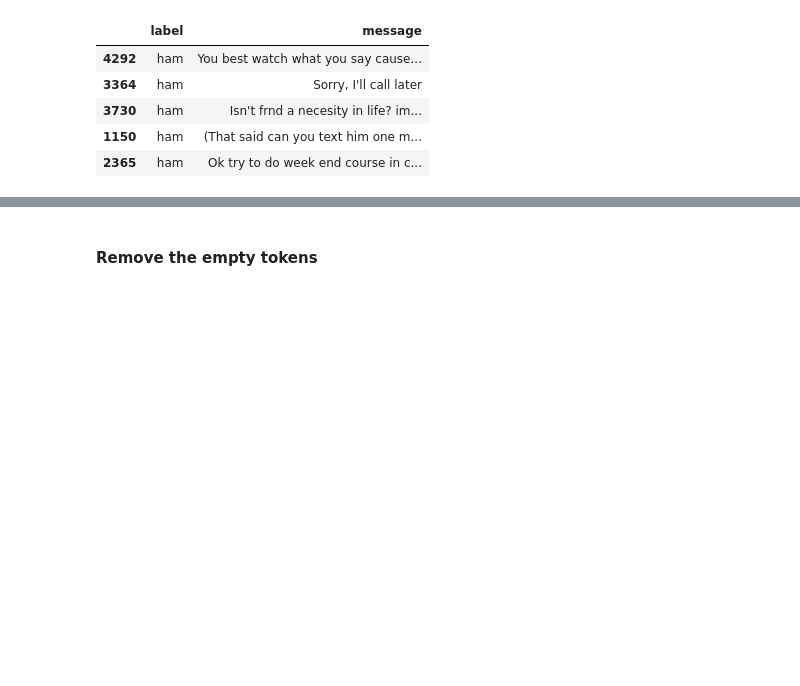
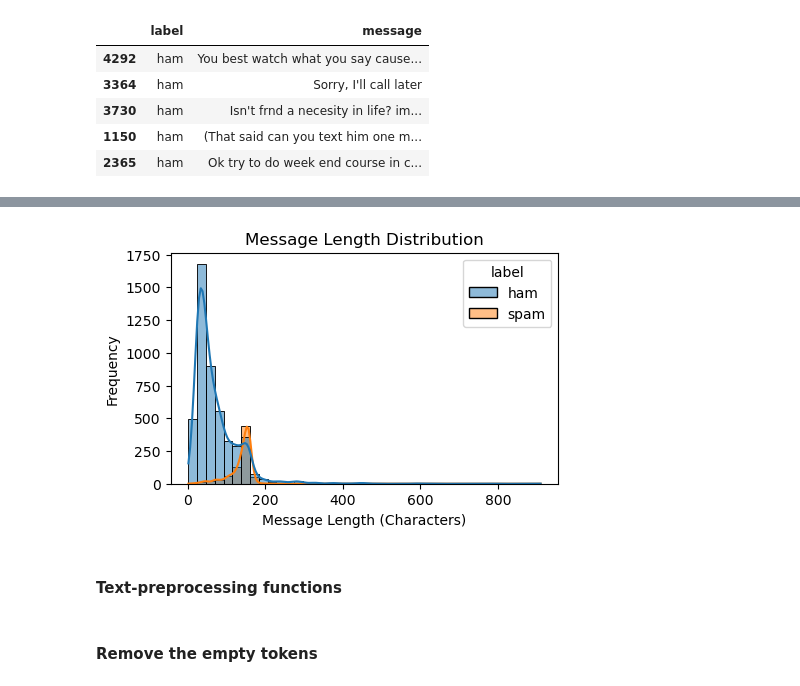
Before and after one commit to sudiptoshahin/sms_spam, a Jupyter notebook: spam_detection_v2.ipynb, the cells around one changed output, grey strips where cells are left out. Cells and saved outputs as stored; diff of their text form; code cells hidden in the pictures; blank space fills up the shorter version.

```diff
--- a/spam_detection_v2.ipynb
+++ b/spam_detection_v2.ipynb
@@ -80,0 +94,3 @@ Label counts: {'ham': 4825, 'spam': 747}
+# %%
+df['message_length'] = df['message'].apply(len)
+df.sample(3)
@@ -81,3 +102,23 @@ Label counts: {'ham': 4825, 'spam': 747}
+# %%
+plt.figure(figsize=(5, 3))
+
+sns.histplot(
+    data=df,
+    x='message_length',
+    hue='label',
+    bins=40,
+    kde=True
+)
+
+plt.title('Message Length Distribution')
+plt.xlabel('Message Length (Characters)')
+plt.ylabel('Frequency')
+
+plt.show()
+# %% [output]
+[figure, added]
+# %% [markdown]
+#### Text-preprocessing functions
 # %%
 def remove_number_middle_of_text(text):
     pattern = re.compile(r'[a-zA-Z]+')
```
Also changed, not shown: parts of 15 cells of this notebook, 1 other file.
